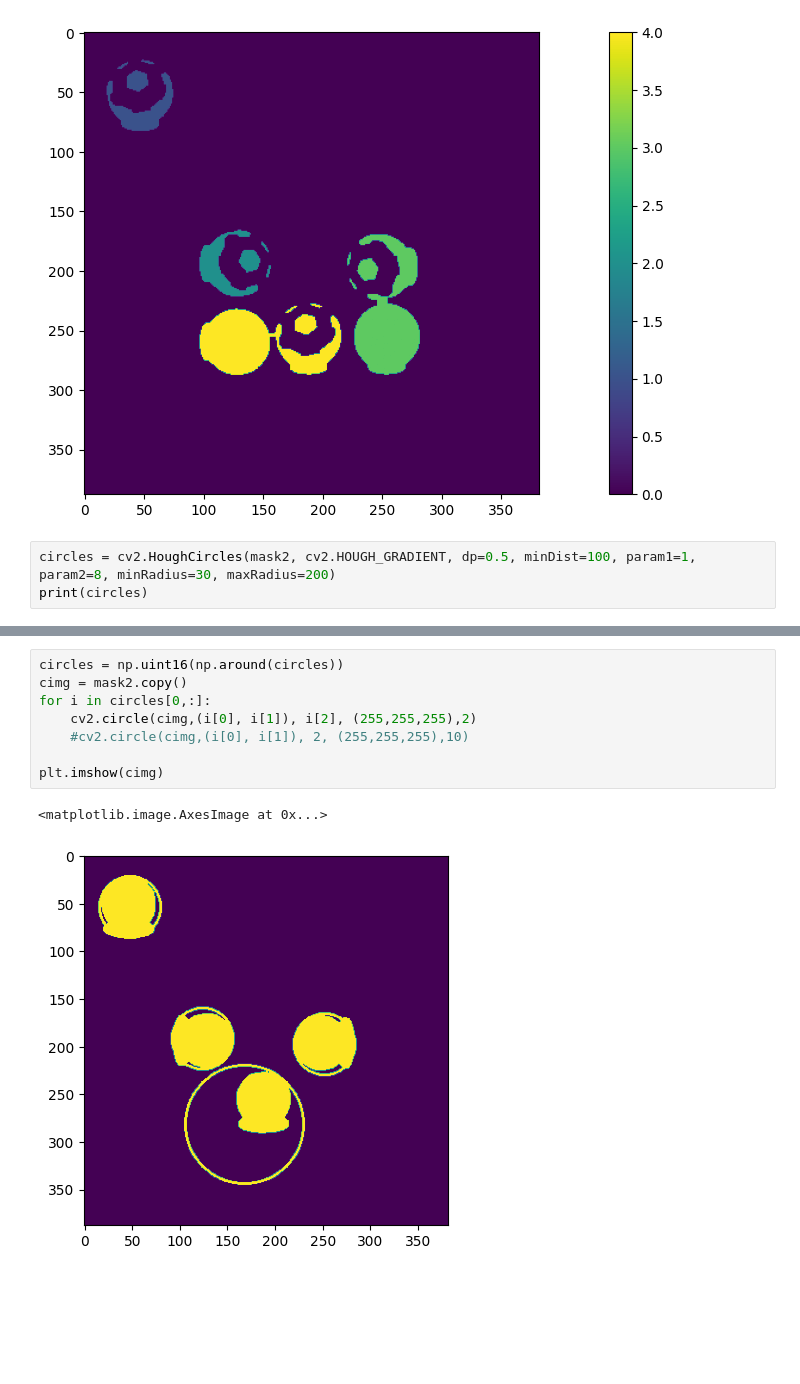
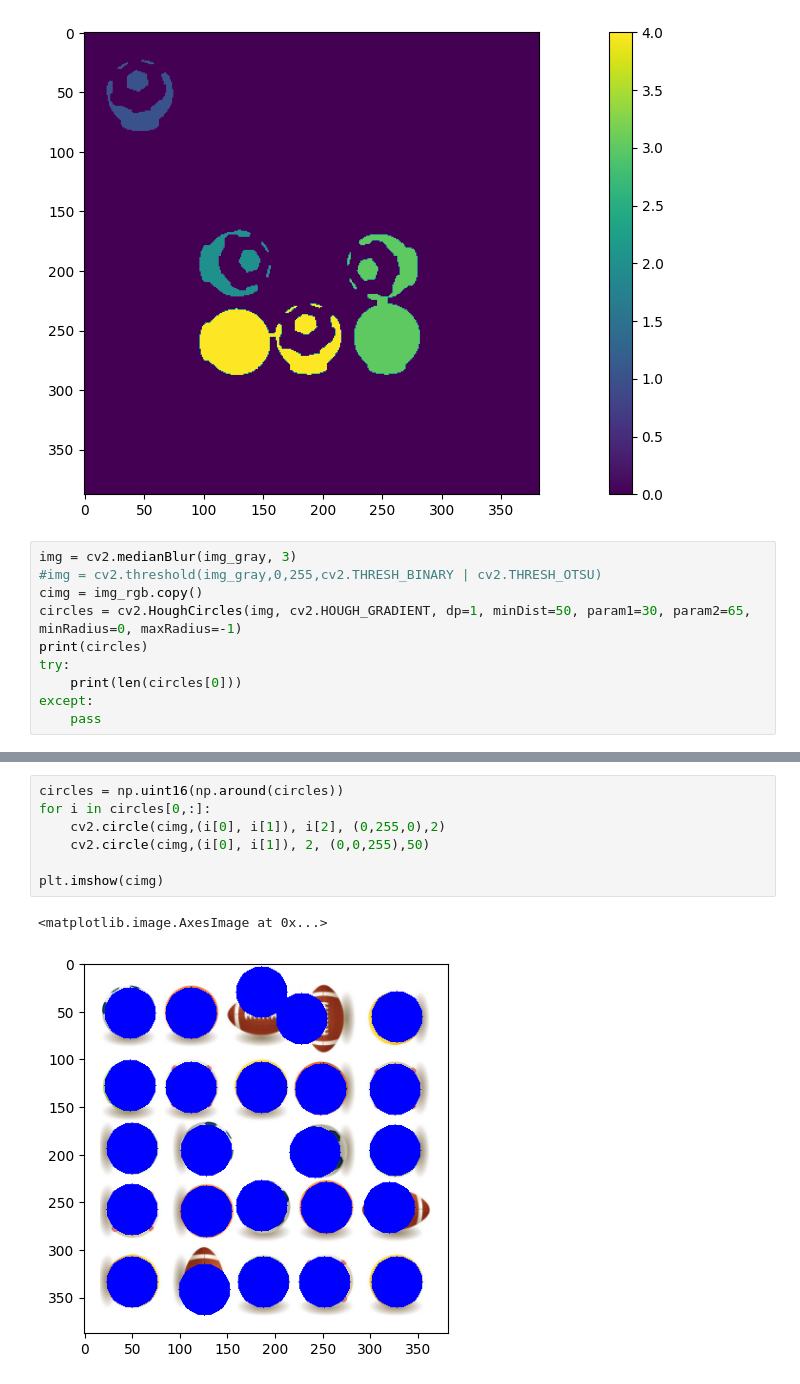
Before and after one commit to pedrodsk/pdi, a Jupyter notebook: notebooks/exercicio_07.ipynb, the cells around one changed output, grey strips where cells are left out. Drawn from its saved outputs; the diff is of its cells as text; blank space fills up the shorter version.

```diff
--- a/notebooks/exercicio_07.ipynb
+++ b/notebooks/exercicio_07.ipynb
@@ -440,6 +491,13 @@ plt.colorbar(plot)
 <matplotlib.colorbar.Colorbar at 0x...>
 [figure]
 # %%
-circles = cv2.HoughCircles(mask2, cv2.HOUGH_GRADIENT, dp=0.5, minDist=100, param1=1, param2=8, minRadius=30, maxRadius=200)
+img = cv2.medianBlur(img_gray, 3)
+#img = cv2.threshold(img_gray,0,255,cv2.THRESH_BINARY | cv2.THRESH_OTSU)
+cimg = img_rgb.copy()
+circles = cv2.HoughCircles(img, cv2.HOUGH_GRADIENT, dp=1, minDist=50, param1=30, param2=65, minRadius=0, maxRadius=-1)
 print(circles)
+try:
+    print(len(circles[0]))
+except:
+    pass
 # %% [output]
@@ -450,11 +526,10 @@ print(circles)
 # %%
 circles = np.uint16(np.around(circles))
-cimg = mask2.copy()
 for i in circles[0,:]:
-    cv2.circle(cimg,(i[0], i[1]), i[2], (255,255,255),2)
-    #cv2.circle(cimg,(i[0], i[1]), 2, (255,255,255),10)
+    cv2.circle(cimg,(i[0], i[1]), i[2], (0,255,0),2)
+    cv2.circle(cimg,(i[0], i[1]), 2, (0,0,255),50)
 
 plt.imshow(cimg)
 # %% [output]
 <matplotlib.image.AxesImage at 0x...>
-[figure, old version]
+[figure, new version]
```
Also changed, not shown: parts of 6 cells of this notebook.
